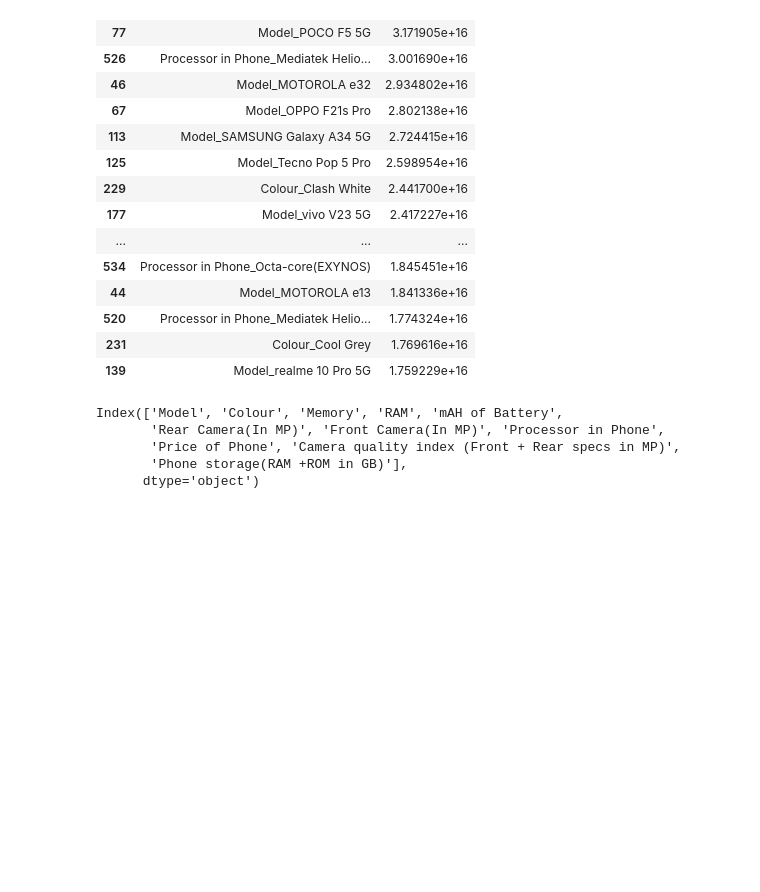
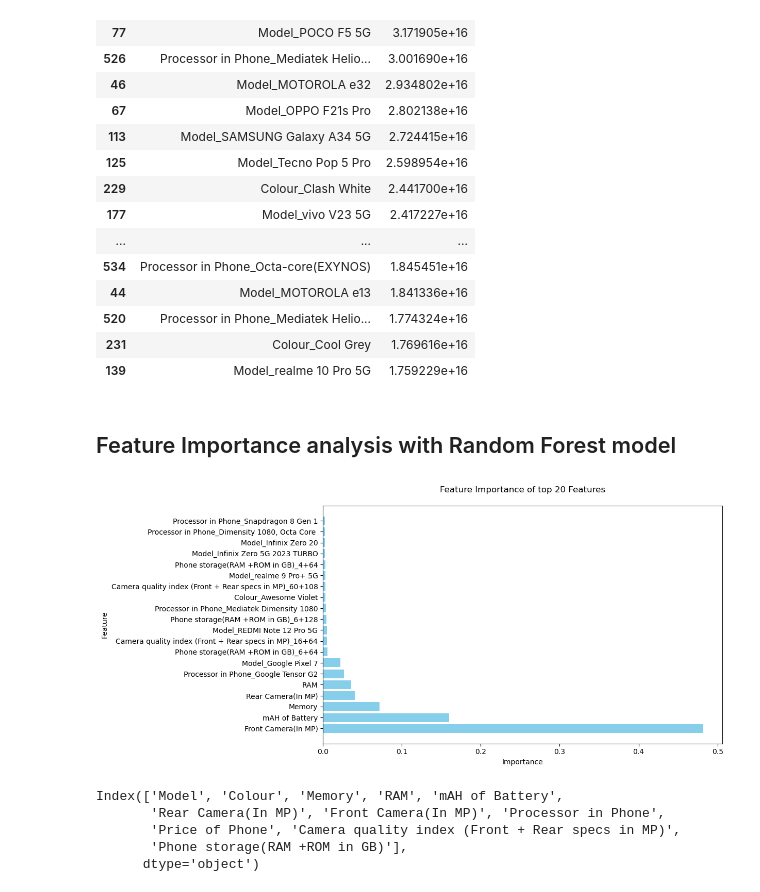
Before and after one commit to geet13govind/Feature-Extraction-and-Price-Prediction-for-Mobile-Phones, a Jupyter notebook: Feature_Extraction and price prediction of mobiles.ipynb, the cells around one changed output. Saved outputs shown, nothing was run; the diff lists cells and outputs as text; code cells hidden in the pictures; blank space fills up the shorter version.

```diff
--- a/Feature_Extraction and price prediction of mobiles.ipynb
+++ b/Feature_Extraction and price prediction of mobiles.ipynb
@@ -621,6 +625,27 @@ feature_importance.sort_values(by='Coefficient', ascending=False)[0:20]
 | 520 | Processor in Phone_Mediatek Helio... | 1.774324e+16 |
 | 231 | Colour_Cool Grey | 1.769616e+16 |
 | 139 | Model_realme 10 Pro 5G | 1.759229e+16 |
+# %% [markdown]
+## Feature Importance analysis with Random Forest model
+# %%
+# get the feature importance
+feature_importances = rf_model.feature_importances_
+# %%
+# Create a dataframe to visualize the feature importances
+feature_importances_df = pd.DataFrame({'Feature': encoded_mobile_data.drop('Price of Phone',axis = 1).columns, "Importance": feature_importances})
+# %%
+# Sort the data by importance in the descending order
+feature_importances_df = feature_importances_df.sort_values(by="Importance", ascending=False)
+# %%
+# Plot the feature importance(Top 20 features)
+plt.figure(figsize=(10,6))
+plt.barh(feature_importances_df['Feature'][0:20], feature_importances_df["Importance"][0:20], color='skyblue')
+plt.xlabel('Importance')
+plt.ylabel("Feature")
+plt.title('Feature Importance of top 20 Features\n')
+plt.show()
+# %% [output]
+[figure, added]
 # %%
 # Total columns for analysis
 mobile_data.columns
```
Also changed, not shown: parts of 28 cells of this notebook, 2 other files.
